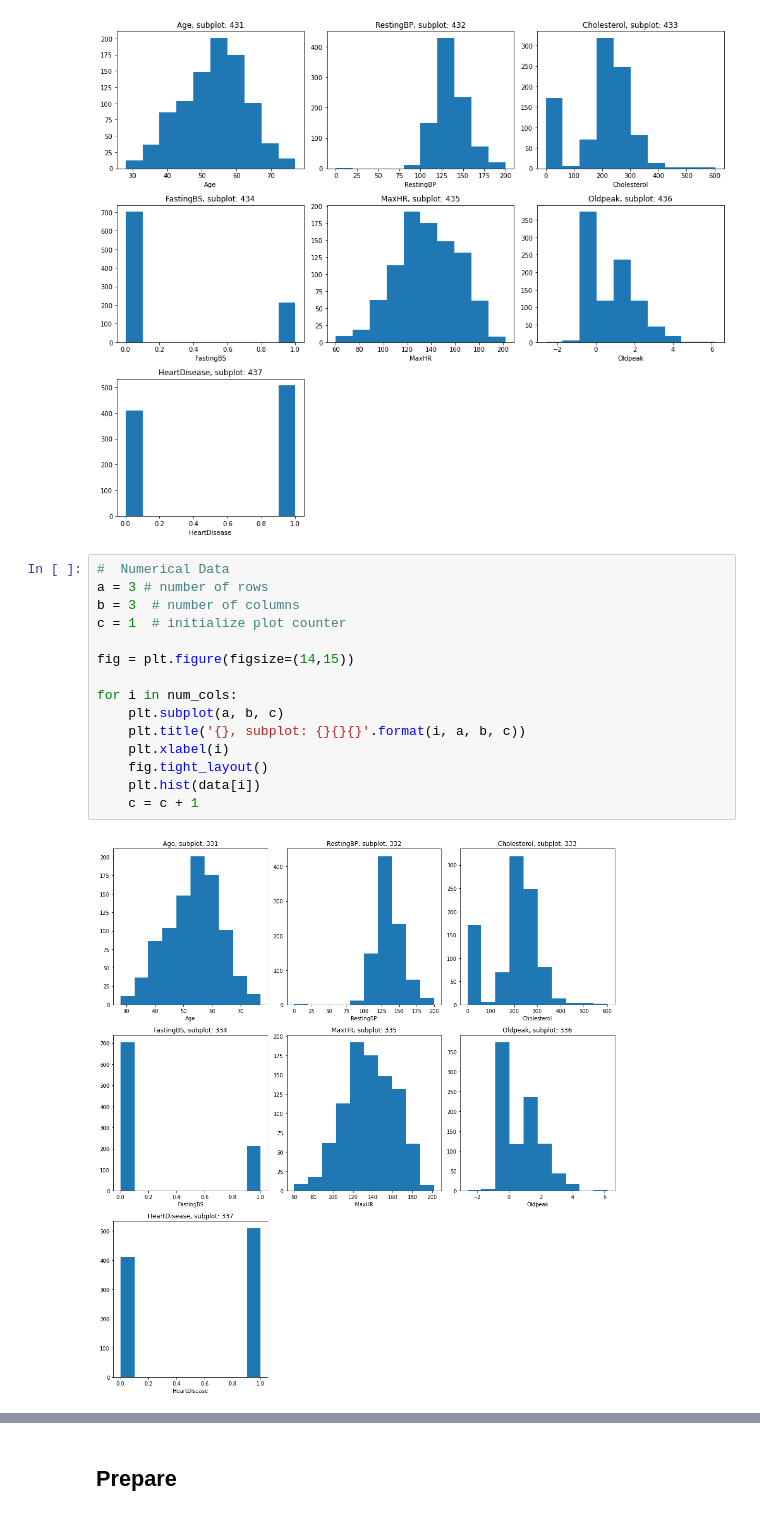
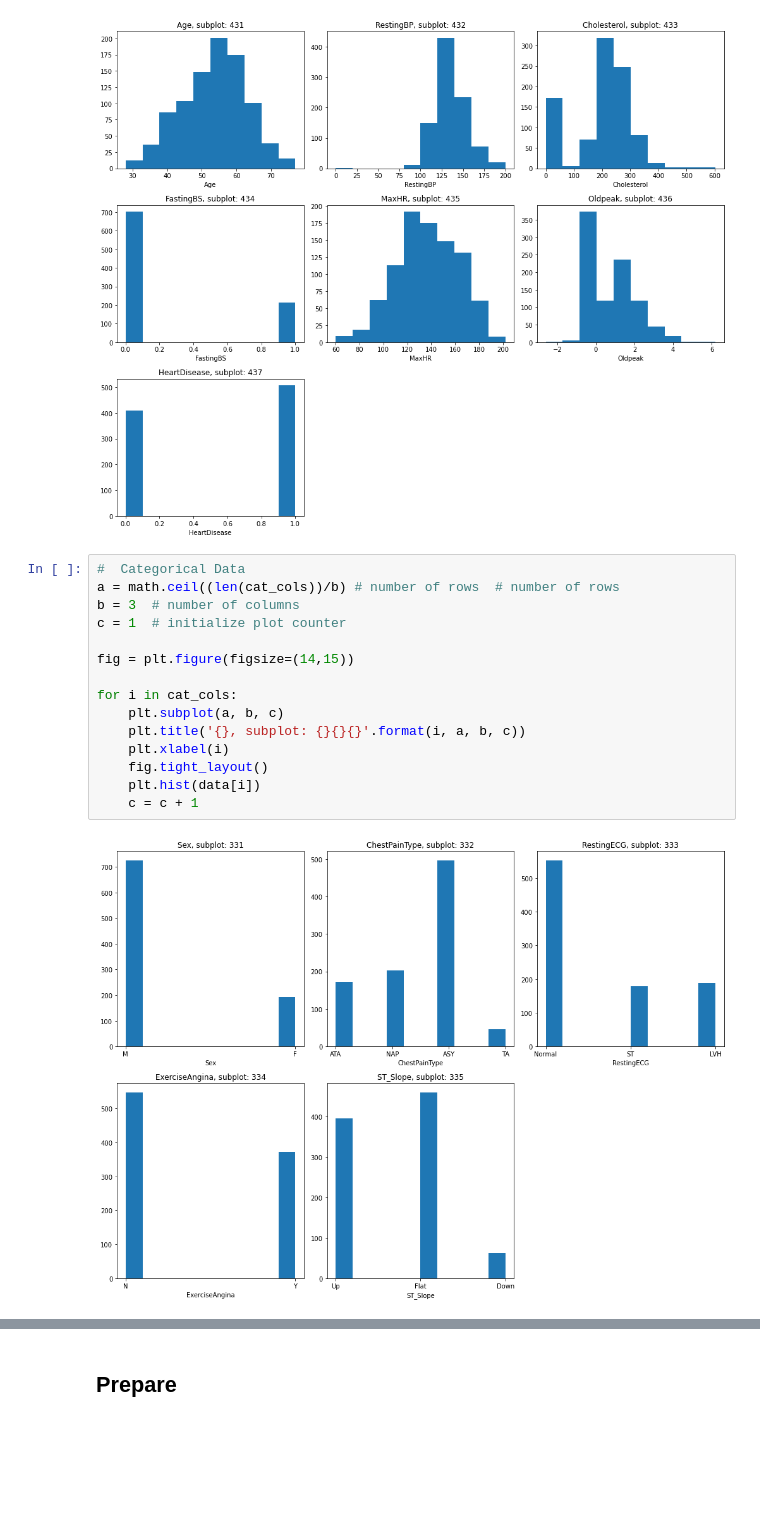
Before and after one commit to albertopuentes/small-side-projects, a Jupyter notebook: HeartDiseasePrediction.ipynb, the cells around one changed output, grey strips where cells are left out. Drawn from its saved outputs; the diff is of its cells as text; blank space fills up the shorter version.

```diff
--- a/HeartDiseasePrediction.ipynb
+++ b/HeartDiseasePrediction.ipynb
@@ -176,19 +172,19 @@ for i in num_cols:
 # %% [output]
 [figure]
 # %%
-#  Numerical Data
-a = 3 # number of rows
+#  Categorical Data
+a = math.ceil((len(cat_cols))/b) # number of rows  # number of rows
 b = 3  # number of columns
 c = 1  # initialize plot counter
 
 fig = plt.figure(figsize=(14,15))
 
-for i in num_cols:
+for i in cat_cols:
     plt.subplot(a, b, c)
     plt.title('{}, subplot: {}{}{}'.format(i, a, b, c))
     plt.xlabel(i)
     fig.tight_layout()
     plt.hist(data[i])
     c = c + 1
 # %% [output]
-[figure, old version]
+[figure, new version]
```
Also changed, not shown: parts of 2 cells of this notebook.
